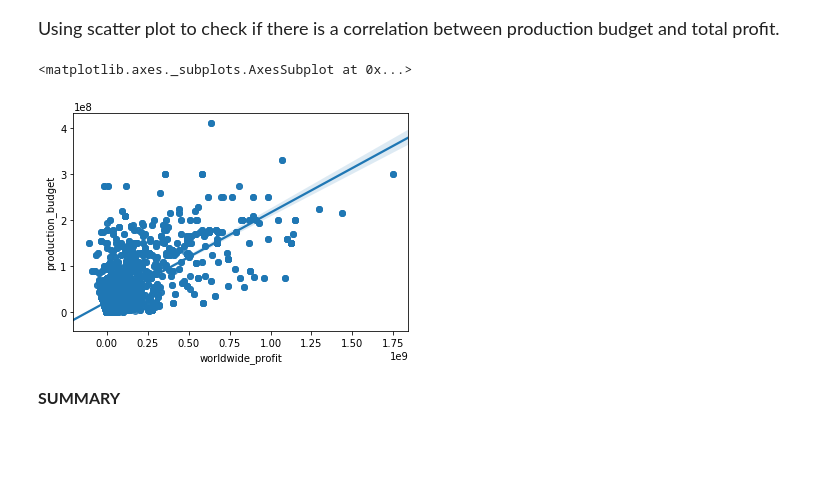
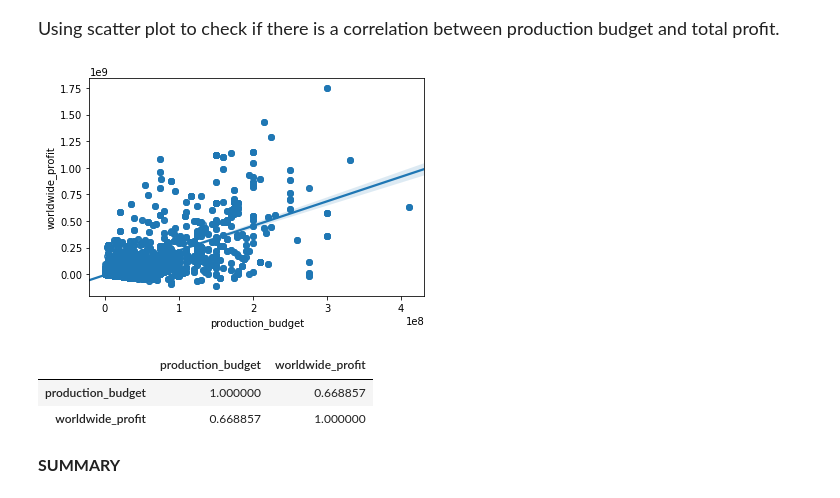
Before and after one commit to rkucar/dsc-mod-1-project-v2-1-online-ds-sp-000, a Jupyter notebook: student.ipynb, the cells around one changed output. Drawn from its saved outputs; the diff is of its cells as text; code cells hidden in the pictures; blank space fills up the shorter version.

```diff
--- a/student.ipynb
+++ b/student.ipynb
@@ -327,7 +326,7 @@ AttributeError: Can only use .str accessor with string values!
 <font size='4' > Selecting columns to analize domestic and worldwide profits. </font>
 # %%
 df1234_profit = df1234[['runtime_minutes', 'averagerating', 'popularity', 'movie', 'production_budget',
-                        'domestic_gross', 'worldwide_gross','genres']]
+                        'domestic_gross', 'worldwide_gross','genres']].copy()
 df1234_profit.head(2)
 # %% [output]
 |  | runtime_minutes | averagerating | popularity | movie | production_budget | domestic_gross | ... |
@@ -380,10 +376,15 @@ Text(0, 0.5, 'Genres')
 # %% [markdown]
 <font size='4' > Using scatter plot to check if there is a correlation between production budget and total profit.</font>
 # %%
-sns.regplot('worldwide_profit', 'production_budget', df1234_profit)
+sns.regplot( 'production_budget','worldwide_profit', df1234_profit);
 # %% [output]
-<matplotlib.axes._subplots.AxesSubplot at 0x...>
-[figure, old version]
+[figure, new version]
+# %%
+df1234_profit[['production_budget','worldwide_profit']].corr()
+# %% [output]
+|  | production_budget | worldwide_profit |
+| production_budget | 1.000000 | 0.668857 |
+| worldwide_profit | 0.668857 | 1.000000 |
 # %% [markdown]
 <font size='3' >  **SUMMARY** </font>
 # %% [markdown]
```
Also changed, not shown: parts of 15 cells of this notebook.
